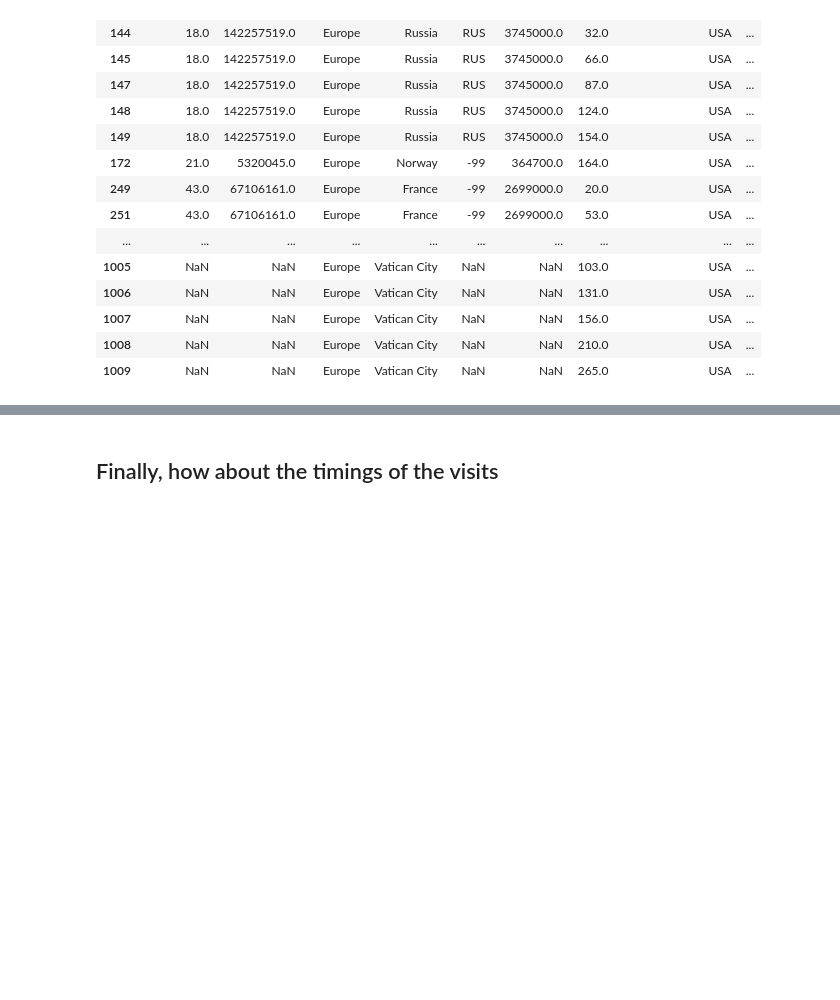
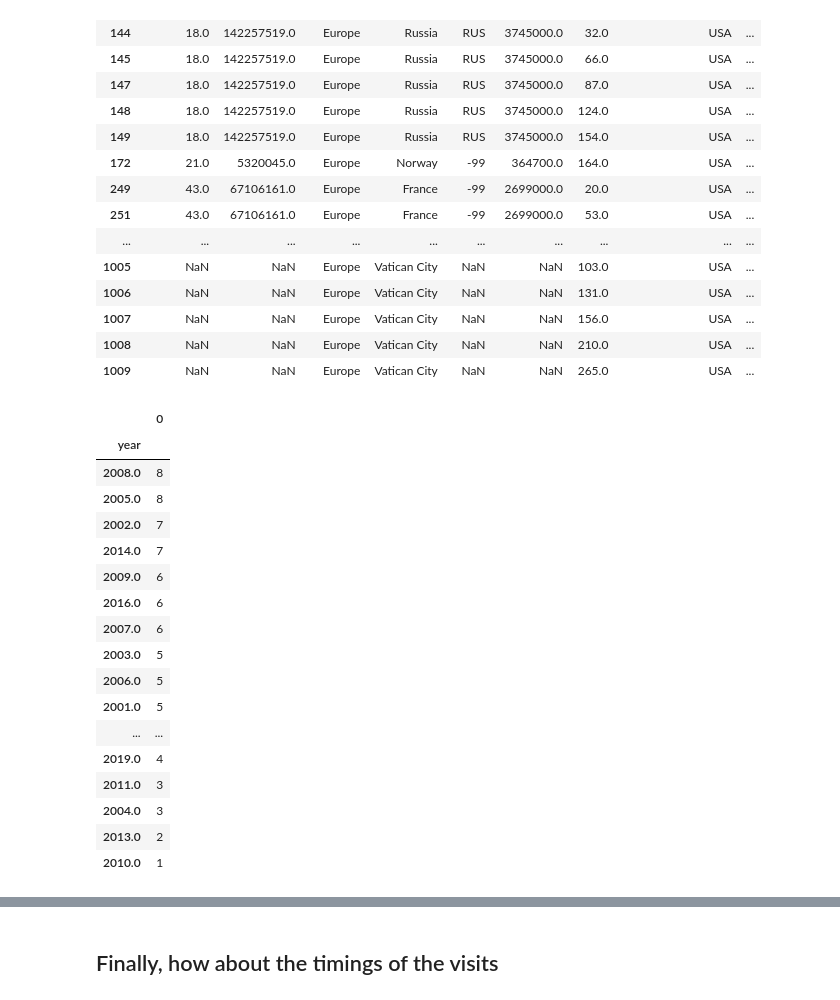
Before and after one commit to Satuhelin/Thesis, a Jupyter notebook: all-presidents_updated.ipynb, the cells around one changed output, grey strips where cells are left out. Cells and saved outputs as stored; diff of their text form; code cells hidden in the pictures; blank space fills up the shorter version.

```diff
--- a/all-presidents_updated.ipynb
+++ b/all-presidents_updated.ipynb
@@ -1858,5 +1858,26 @@ years=USA_e_b.groupby(["year"]).size().sort_values(ascending=False).head(15)
 # %%
 y=years.to_frame()
+# %%
+y
+# %% [output]
+|  | 0 |
+| year |  |
+| 2008.0 | 8 |
+| 2005.0 | 8 |
+| 2002.0 | 7 |
+| 2014.0 | 7 |
+| 2009.0 | 6 |
+| 2016.0 | 6 |
+| 2007.0 | 6 |
+| 2003.0 | 5 |
+| 2006.0 | 5 |
+| 2001.0 | 5 |
+| ... | ... |
+| 2019.0 | 4 |
+| 2011.0 | 3 |
+| 2004.0 | 3 |
+| 2013.0 | 2 |
+| 2010.0 | 1 |
 # %%
 y.sort_values(by=['year']).plot(figsize=(5,5))
 # %% [output]
```
Also changed, not shown: parts of 3 cells of this notebook.
